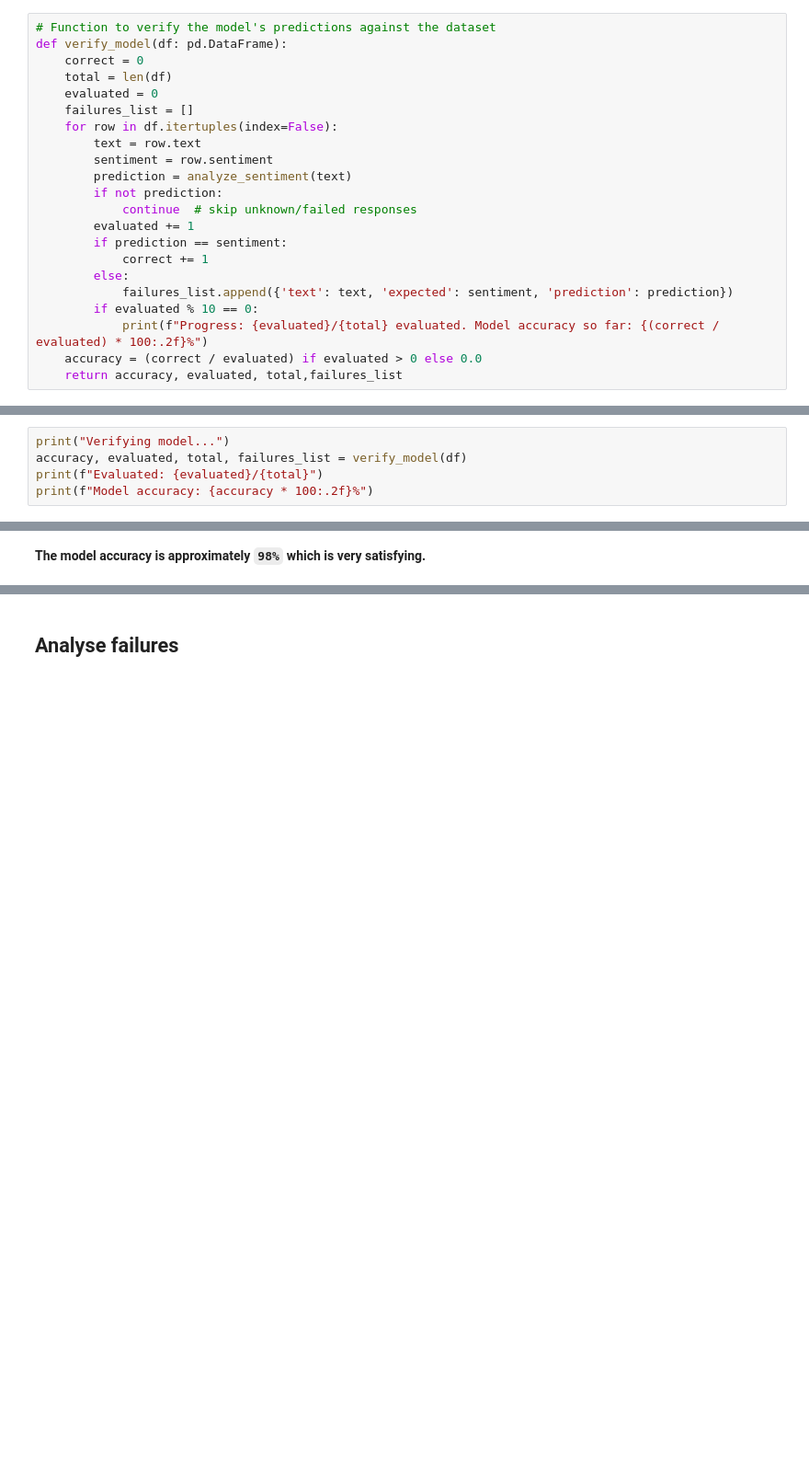
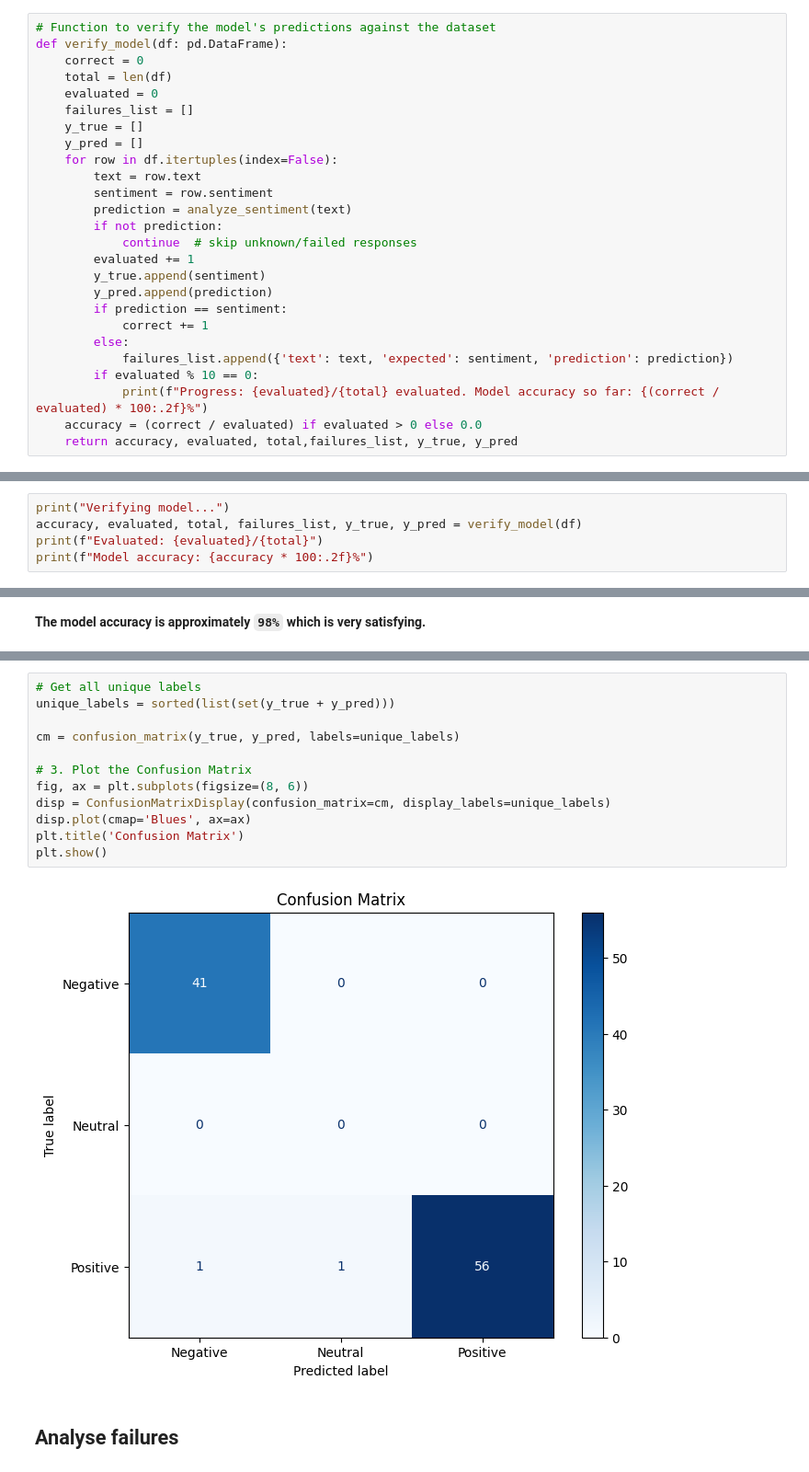
Before and after one commit to ibrahim-rouis/NLP-5GL-Project, a Jupyter notebook: Ibrahim-Rouis-5GL-projet.ipynb, the cells around one changed output, grey strips where cells are left out. Shown at 92% size. Drawn from its saved outputs; the diff is of its cells as text; blank space fills up the shorter version.

Commit message:
Add confusion matrix

```diff
--- a/Ibrahim-Rouis-5GL-projet.ipynb
+++ b/Ibrahim-Rouis-5GL-projet.ipynb
@@ -75,6 +77,8 @@ def verify_model(df: pd.DataFrame):
     total = len(df)
     evaluated = 0
     failures_list = []
+    y_true = []
+    y_pred = []
     for row in df.itertuples(index=False):
         text = row.text
         sentiment = row.sentiment
@@ -82,6 +86,8 @@ def verify_model(df: pd.DataFrame):
         if not prediction:
             continue  # skip unknown/failed responses
         evaluated += 1
+        y_true.append(sentiment)
+        y_pred.append(prediction)
         if prediction == sentiment:
             correct += 1
         else:
@@ -89,7 +95,7 @@ def verify_model(df: pd.DataFrame):
         if evaluated % 10 == 0:
             print(f"Progress: {evaluated}/{total} evaluated. Model accuracy so far: {(correct / evaluated) * 100:.2f}%")
     accuracy = (correct / evaluated) if evaluated > 0 else 0.0
-    return accuracy, evaluated, total,failures_list
+    return accuracy, evaluated, total,failures_list, y_true, y_pred
 # %% [markdown]
 ## Try analyze sentiment on a single review
 # %%
@@ -125,7 +131,7 @@ Predicted sentiment: Positive
 ## Verify model
 # %%
 print("Verifying model...")
-accuracy, evaluated, total, failures_list = verify_model(df)
+accuracy, evaluated, total, failures_list, y_true, y_pred = verify_model(df)
 print(f"Evaluated: {evaluated}/{total}")
 print(f"Model accuracy: {accuracy * 100:.2f}%")
 # %% [output]
@@ -146,3 +154,17 @@ Model accuracy: 97.98%
+# %%
+# Get all unique labels
+unique_labels = sorted(list(set(y_true + y_pred)))
+
+cm = confusion_matrix(y_true, y_pred, labels=unique_labels)
+
+# 3. Plot the Confusion Matrix
+fig, ax = plt.subplots(figsize=(8, 6))
+disp = ConfusionMatrixDisplay(confusion_matrix=cm, display_labels=unique_labels)
+disp.plot(cmap='Blues', ax=ax)
+plt.title('Confusion Matrix')
+plt.show()
+# %% [output]
+[figure, added]
 # %% [markdown]
 ## Analyse failures
 # %%
```
Also changed, not shown: parts of 2 cells of this notebook, 2 other files.
